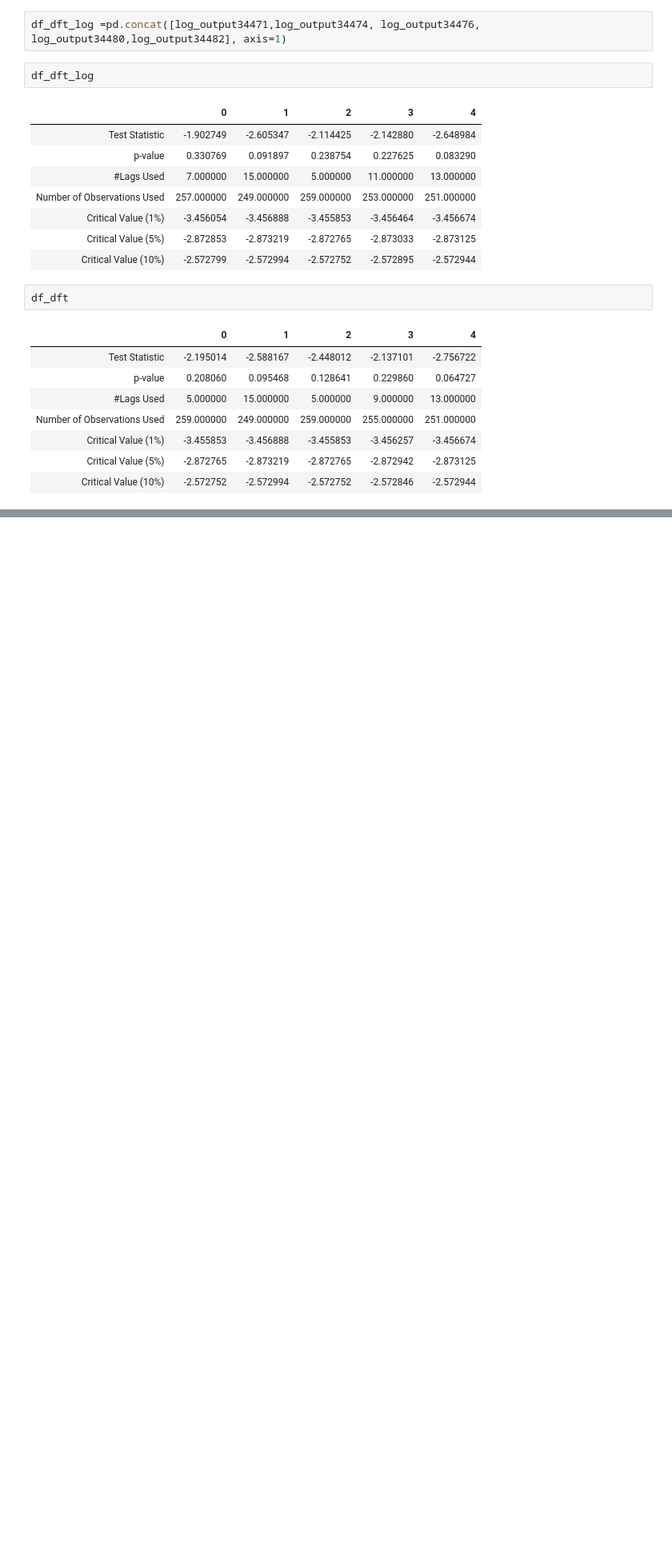
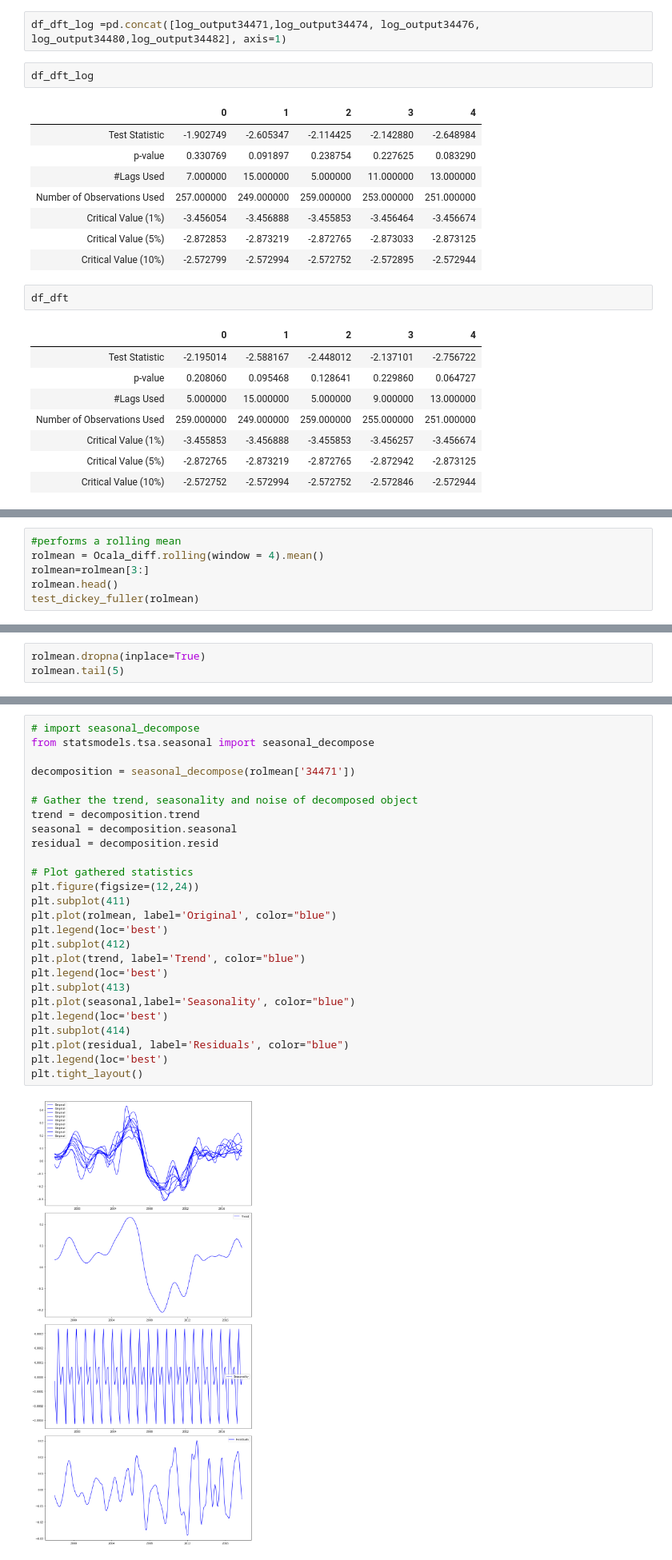
Before and after one commit to ksis1st/Zillow_TimeSeries_Prediction, a Jupyter notebook: Zillow_Ocala_ZIPCODE.ipynb, the cells around one changed output, grey strips where cells are left out. Shown at 80% size. Drawn from its saved outputs; the diff is of its cells as text; blank space fills up the shorter version.

```diff
--- a/Zillow_Ocala_ZIPCODE.ipynb
+++ b/Zillow_Ocala_ZIPCODE.ipynb
@@ -1144,0 +1214,6 @@ df_dft
+# %%
+#performs a rolling mean
+rolmean = Ocala_diff.rolling(window = 4).mean()
+rolmean=rolmean[3:]
+rolmean.head()
+test_dickey_fuller(rolmean)
@@ -1144,0 +1262,3 @@ df_dft
+# %%
+rolmean.dropna(inplace=True)
+rolmean.tail(5)
@@ -1144,0 +1282,28 @@ df_dft
+# %%
+# import seasonal_decompose
+from statsmodels.tsa.seasonal import seasonal_decompose
+
+decomposition = seasonal_decompose(rolmean['34471'])
+
+# Gather the trend, seasonality and noise of decomposed object
+trend = decomposition.trend
+seasonal = decomposition.seasonal
+residual = decomposition.resid
+
+# Plot gathered statistics
+plt.figure(figsize=(12,24))
+plt.subplot(411)
+plt.plot(rolmean, label='Original', color="blue")
+plt.legend(loc='best')
+plt.subplot(412)
+plt.plot(trend, label='Trend', color="blue")
+plt.legend(loc='best')
+plt.subplot(413)
+plt.plot(seasonal,label='Seasonality', color="blue")
+plt.legend(loc='best')
+plt.subplot(414)
+plt.plot(residual, label='Residuals', color="blue")
+plt.legend(loc='best')
+plt.tight_layout()
+# %% [output]
+[figure, added]
```
Also changed, not shown: parts of 27 cells of this notebook.
